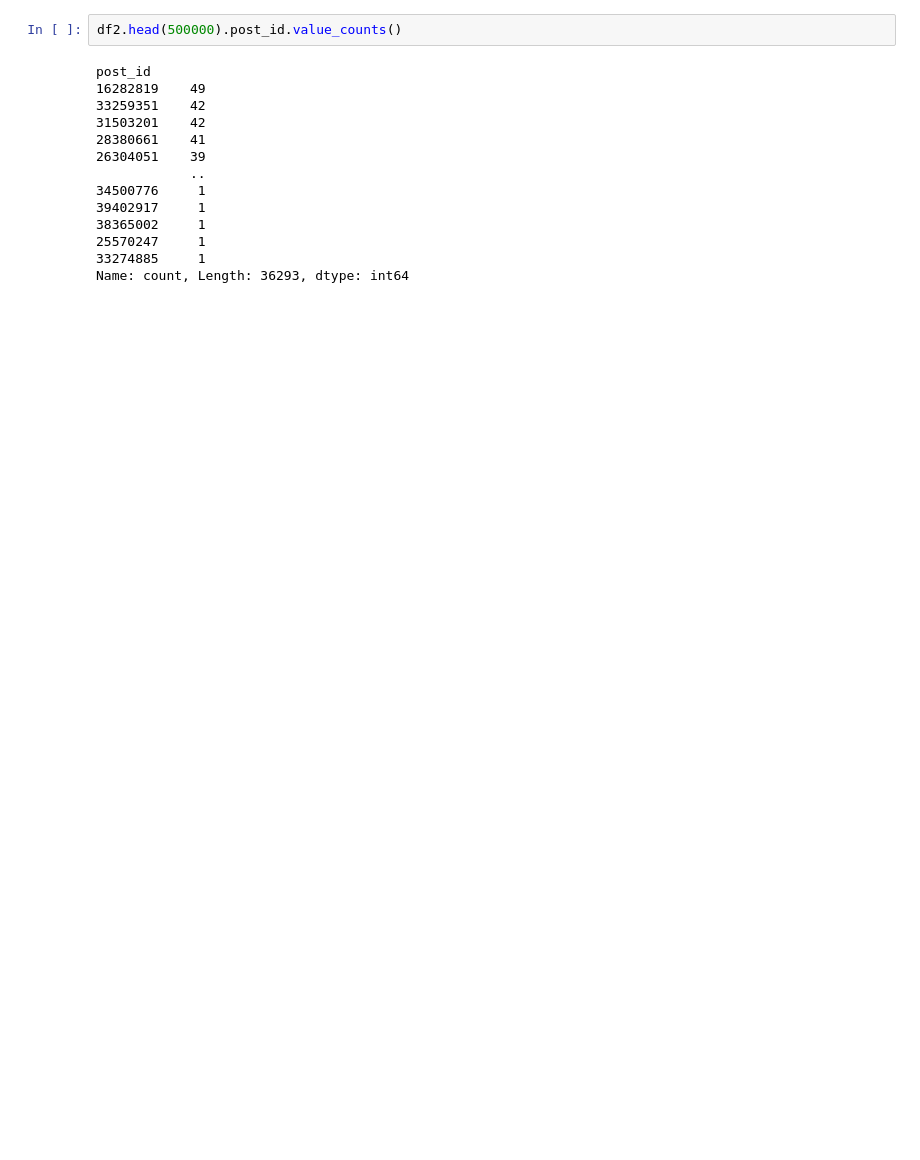
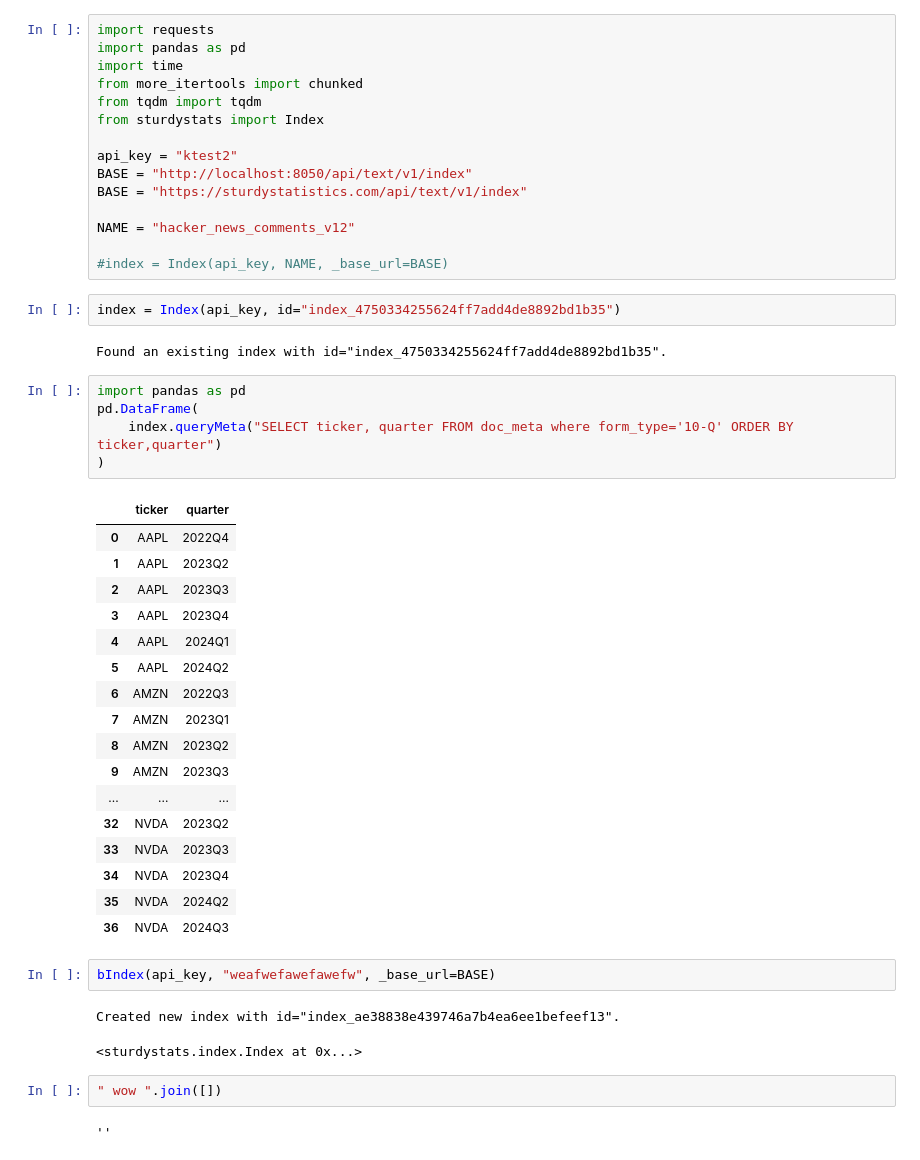
Before and after one commit to ghodouss/SturdyStatsExamples, a Jupyter notebook: notebooks/hackerNews1_create.ipynb, the cells around one changed output. Saved outputs shown, nothing was run; the diff lists cells and outputs as text; blank space fills up the shorter version.

```diff
--- a/notebooks/hackerNews1_create.ipynb
+++ b/notebooks/hackerNews1_create.ipynb
@@ -72,16 +1,51 @@ ORDER BY random() * c**.75
-# %%
-df2.head(500000).post_id.value_counts()
-# %% [output]
-post_id
-16282819    49
-33259351    42
-31503201    42
-28380661    41
-26304051    39
-            ..
-34500776     1
-39402917     1
-38365002     1
-25570247     1
-33274885     1
-Name: count, Length: 36293, dtype: int64
+# %%
+import requests
+import pandas as pd
+import time
+from more_itertools import chunked
+from tqdm import tqdm
+from sturdystats import Index
+
+api_key = "ktest2"
+BASE = "http://localhost:8050/api/text/v1/index"
+BASE = "https://sturdystatistics.com/api/text/v1/index"
+
+NAME = "hacker_news_comments_v12"
+
+#index = Index(api_key, NAME, _base_url=BASE)
+# %%
+index = Index(api_key, id="index_4750334255624ff7add4de8892bd1b35")
+# %% [output]
+Found an existing index with id="index_4750334255624ff7add4de8892bd1b35".
+# %%
+import pandas as pd
+pd.DataFrame(
+    index.queryMeta("SELECT ticker, quarter FROM doc_meta where form_type='10-Q' ORDER BY ticker,quarter")
+)
+# %% [output]
+|  | ticker | quarter |
+| 0 | AAPL | 2022Q4 |
+| 1 | AAPL | 2023Q2 |
+| 2 | AAPL | 2023Q3 |
+| 3 | AAPL | 2023Q4 |
+| 4 | AAPL | 2024Q1 |
+| 5 | AAPL | 2024Q2 |
+| 6 | AMZN | 2022Q3 |
+| 7 | AMZN | 2023Q1 |
+| 8 | AMZN | 2023Q2 |
+| 9 | AMZN | 2023Q3 |
+| ... | ... | ... |
+| 32 | NVDA | 2023Q2 |
+| 33 | NVDA | 2023Q3 |
+| 34 | NVDA | 2023Q4 |
+| 35 | NVDA | 2024Q2 |
+| 36 | NVDA | 2024Q3 |
+# %%
+bIndex(api_key, "weafwefawefawefw", _base_url=BASE)
+# %% [output]
+Created new index with id="index_ae38838e439746a7b4ea6ee1befeef13".
+<sturdystats.index.Index at 0x...>
+# %%
+" wow ".join([])
+# %% [output]
+''
```
Also changed, not shown: parts of 40 cells of this notebook, 4 other files.
